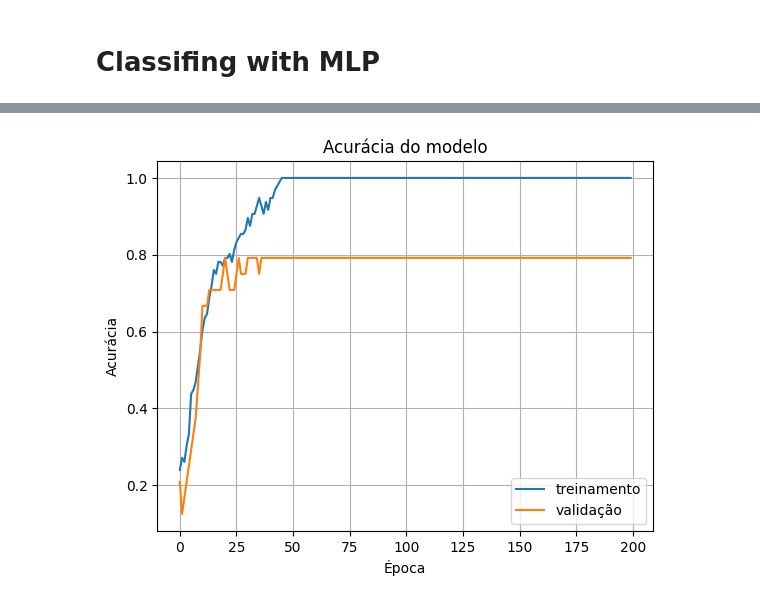
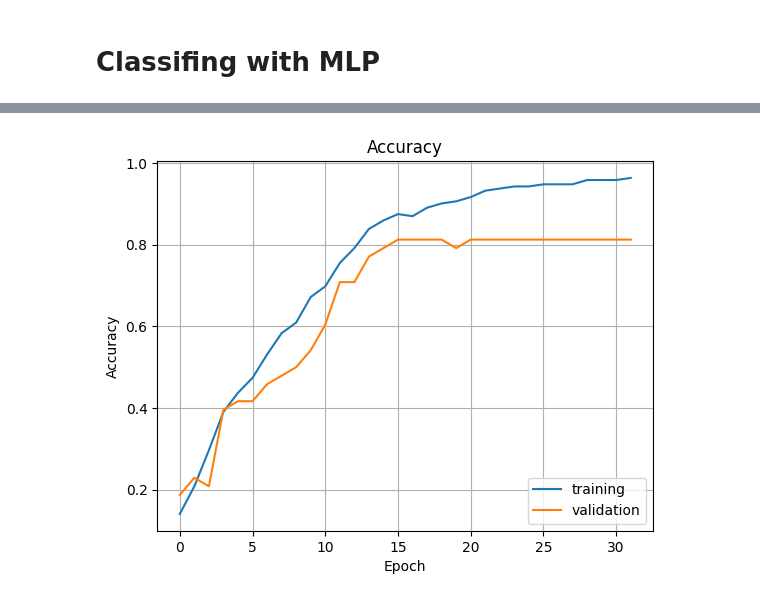
Before and after one commit to fbaltor/singal_processing_using_neural_networks_final_project, a Jupyter notebook: nn.ipynb, the cells around one changed output, grey strips where cells are left out. Cells and saved outputs as stored; diff of their text form; code cells hidden in the pictures.

```diff
--- a/nn.ipynb
+++ b/nn.ipynb
@@ -316,3 +339,9 @@ Y Training: (96, 4)
+# %%
+from sklearn.preprocessing import StandardScaler
+
+scaler = StandardScaler()
+X_training = scaler.fit_transform(X_training)
+X_validation = scaler.transform(X_validation)
 # %% [markdown]
 # Classifing with MLP
 # %%
@@ -330,7 +359,8 @@ keras.backend.clear_session()
 
 model = Sequential()
 model.add(Dense(32, input_dim = X_training.shape[1], activation='relu')),
-model.add(Dense(32, activation='relu', kernel_regularizer=l2(0.05)))
+model.add(Dense(16, activation='relu'))
+model.add(Dense(8, activation='relu'))
 model.add(Dense(Y_training.shape[1], activation='softmax'))
 
 optimizer = Adam()
@@ -348,7 +378,7 @@ history = model.fit(
     X_training,
     Y_training,
     epochs = 200,
-    batch_size = 32,
+    batch_size = 8,
     callbacks = [early_stopping],
     validation_data = (X_validation, Y_validation)
 )
@@ -373,11 +415,11 @@ Epoch 200/200
 # %%
 plt.plot(history.history['accuracy'])
 plt.plot(history.history['val_accuracy'])
-plt.title('Acurácia do modelo')
-plt.ylabel('Acurácia')
-plt.xlabel('Época')
-plt.legend(['treinamento', 'validação'], loc='lower right')
+plt.title('Accuracy')
+plt.ylabel('Accuracy')
+plt.xlabel('Epoch')
+plt.legend(['training', 'validation'], loc='lower right')
 plt.grid()
 plt.show()
 # %% [output]
-[figure, old version]
+[figure, new version]
```
Also changed, not shown: parts of 12 cells of this notebook.
